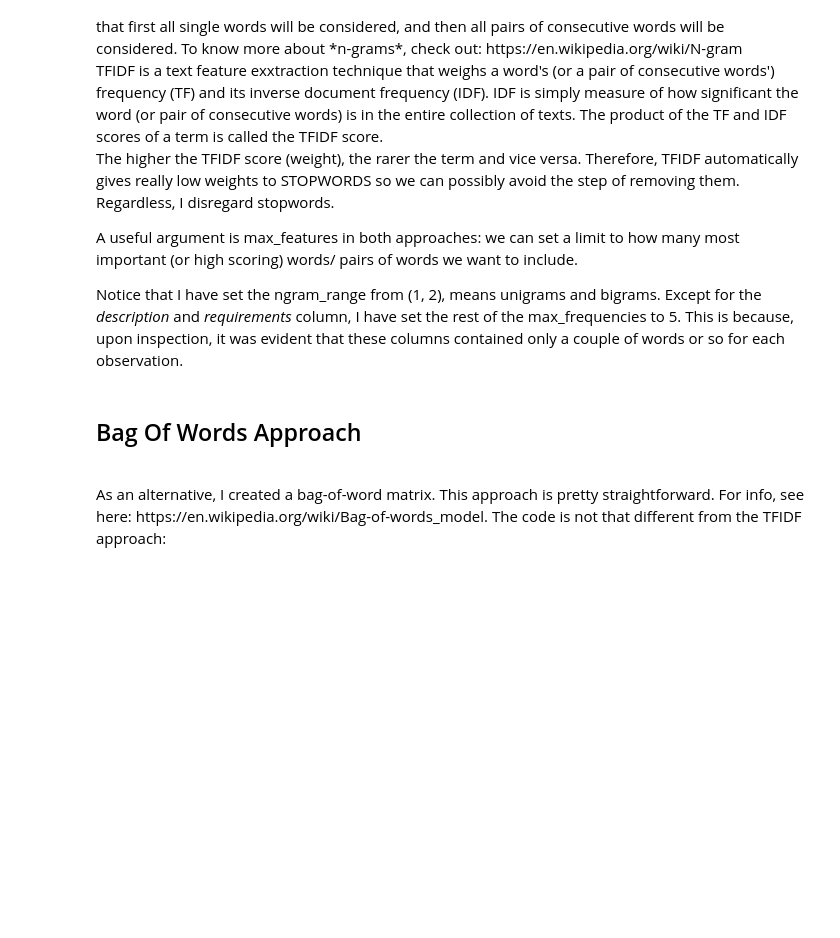
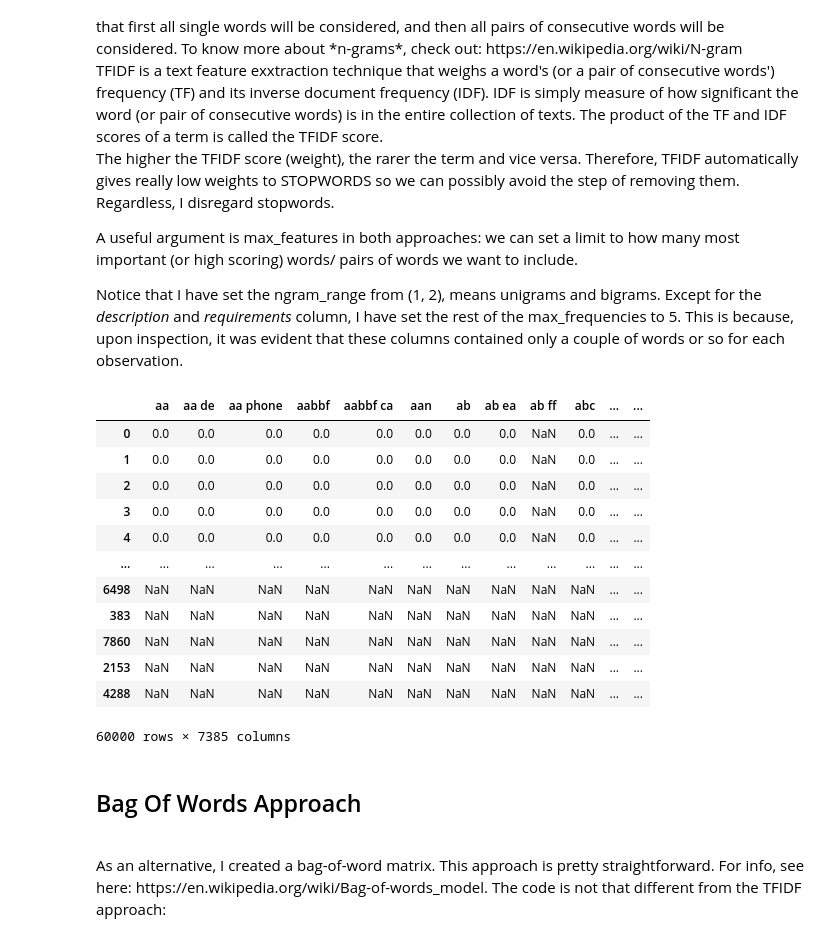
Before and after one commit to malvikarajeev/blogdown_source, a Jupyter notebook: content/post/fakeJobAnalysis/fakejobnotebook.ipynb, the cells around one changed output. Drawn from its saved outputs; the diff is of its cells as text; code cells hidden in the pictures; blank space fills up the shorter version.

```diff
--- a/content/post/fakeJobAnalysis/fakejobnotebook.ipynb
+++ b/content/post/fakeJobAnalysis/fakejobnotebook.ipynb
@@ -343,6 +357,22 @@ feat_df_tfidf = pd.concat([desc, req, title, loc,
              req_ed, ind, func, n_words], axis = 1)
 feat_names_tfidf = feat_df_tfidf.columns
 feat_mat_tfidf = feat_df_tfidf.values
+# %%
+pd.concat(feat_list_tfidf, axis = 0)
+# %% [output]
+|  | aa | aa de | aa phone | aabbf | aabbf ca | aan | ab | ab ea | ab ff | abc | ... | ... |
+| 0 | 0.0 | 0.0 | 0.0 | 0.0 | 0.0 | 0.0 | 0.0 | 0.0 | NaN | 0.0 | ... | ... |
+| 1 | 0.0 | 0.0 | 0.0 | 0.0 | 0.0 | 0.0 | 0.0 | 0.0 | NaN | 0.0 | ... | ... |
+| 2 | 0.0 | 0.0 | 0.0 | 0.0 | 0.0 | 0.0 | 0.0 | 0.0 | NaN | 0.0 | ... | ... |
+| 3 | 0.0 | 0.0 | 0.0 | 0.0 | 0.0 | 0.0 | 0.0 | 0.0 | NaN | 0.0 | ... | ... |
+| 4 | 0.0 | 0.0 | 0.0 | 0.0 | 0.0 | 0.0 | 0.0 | 0.0 | NaN | 0.0 | ... | ... |
+| ... | ... | ... | ... | ... | ... | ... | ... | ... | ... | ... | ... | ... |
+| 6498 | NaN | NaN | NaN | NaN | NaN | NaN | NaN | NaN | NaN | NaN | ... | ... |
+| 383 | NaN | NaN | NaN | NaN | NaN | NaN | NaN | NaN | NaN | NaN | ... | ... |
+| 7860 | NaN | NaN | NaN | NaN | NaN | NaN | NaN | NaN | NaN | NaN | ... | ... |
+| 2153 | NaN | NaN | NaN | NaN | NaN | NaN | NaN | NaN | NaN | NaN | ... | ... |
+| 4288 | NaN | NaN | NaN | NaN | NaN | NaN | NaN | NaN | NaN | NaN | ... | ... |
+60000 rows × 7385 columns
 # %% [markdown]
 ## Bag Of Words Approach
 <br>
```
Also changed, not shown: parts of 16 cells of this notebook, 33 other files.
